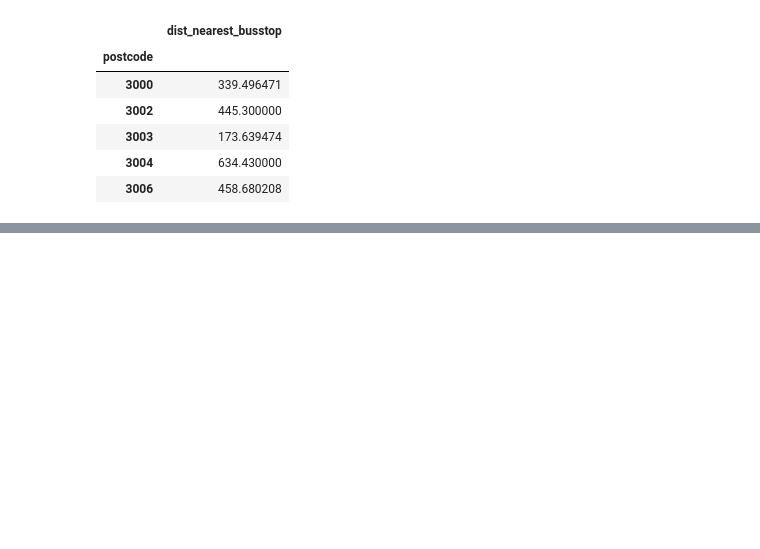
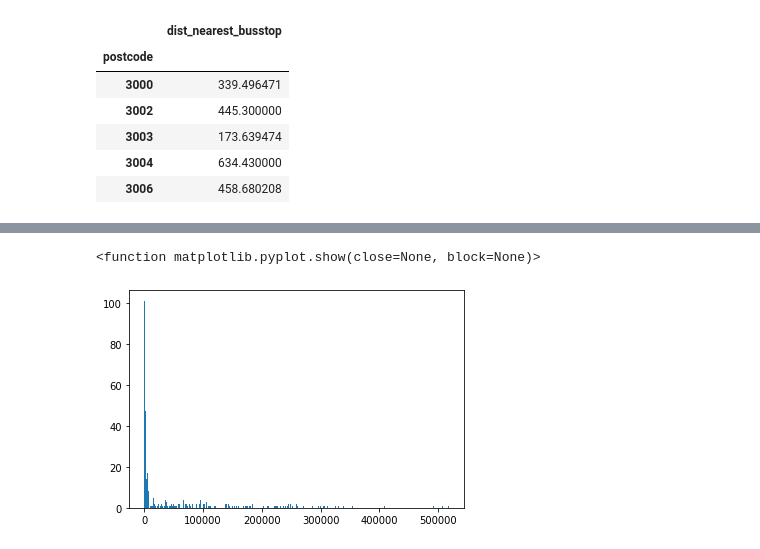
Before and after one commit to MAST30034-Applied-Data-Science/generic-real-estate-consulting-project-group-46, a Jupyter notebook: notebooks/LA.ipynb, the cells around one changed output, grey strips where cells are left out. Saved outputs shown, nothing was run; the diff lists cells and outputs as text; code cells hidden in the pictures; blank space fills up the shorter version.

```diff
--- a/notebooks/LA.ipynb
+++ b/notebooks/LA.ipynb
@@ -209,0 +243,6 @@ bus_output.head()
+# %%
+plt.hist(train_output,bins = train_output.shape[0])
+plt.show
+# %% [output]
+<function matplotlib.pyplot.show(close=None, block=None)>
+[figure, added]
```
Also changed, not shown: parts of 7 cells of this notebook, 1 other file.
